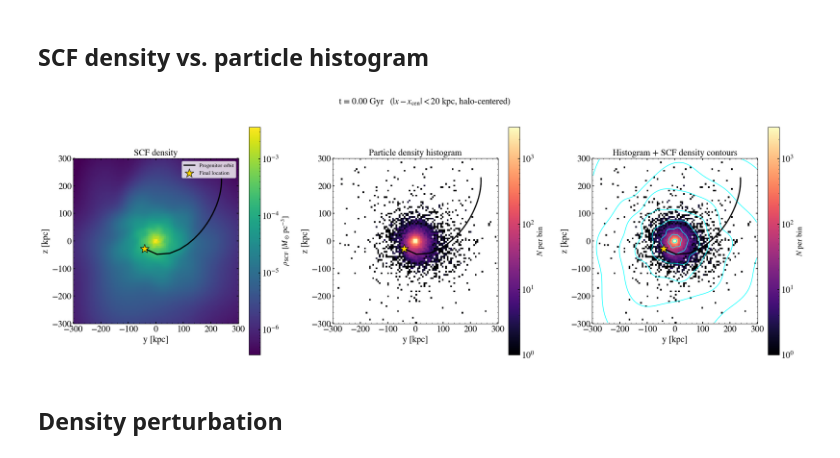
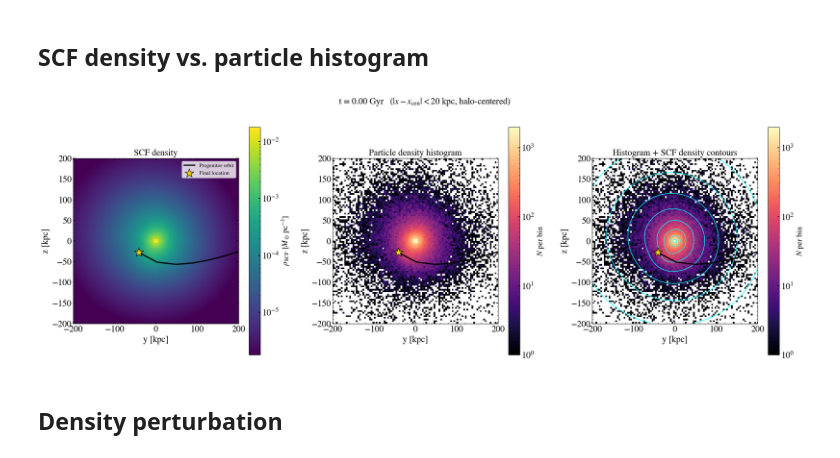
Before and after one commit to mylana-vn/onboarding-exercises, a Jupyter notebook: scf_density.ipynb, the cells around one changed output. Saved outputs shown, nothing was run; the diff lists cells and outputs as text; code cells hidden in the pictures.

```diff
--- a/scf_density.ipynb
+++ b/scf_density.ipynb
@@ -71,13 +85,8 @@ mass-weighted COM   [kpc]: [ 12.59  -0.76 -20.68]
 # %% [markdown]
 ## SCF
-# %%
-from galpy.potential import scf_compute_coeffs_nbody
-
-ro = 8.
-pos_scf = pos.T / ro   # (n_particles, 3) -> (3, n_particles)
-Acos, Asin = scf_compute_coeffs_nbody(pos_scf, N=8, L=6, mass=mass)
 # %%
 from galpy.potential import SCFPotential
 import astropy.units as u
 
-scf_halo = SCFPotential.from_nbody(pos_full, N=10, L=10, a=best_a, mass=mass, tgrid=times*u.Gyr)
+scf_halo = SCFPotential.from_nbody(pos_full*u.kpc, N=8, L=6, a=best_a*u.kpc, mass=mass*u.Msun,
+                                   tgrid=times*u.Gyr, ro=ro, vo=vo)
@@ -99,0 +113,10 @@ scf_halo.plotDensity(rmax=100 * u.kpc, zmin = -50 * u.kpc, zmax=50 * u.kpc,  phi
+# %%
+scf_halo.turn_physical_on()
+R_array = np.logspace(-2,2.,100)
+phi_array = np.linspace(0, 2*np.pi, 5)
+density_profile_base = np.array(true_halo_ini.dens(R_array,0.,t=-1.*u.Gyr,phi=0))
+plt.loglog(R_array,density_profile_base,color="k")
+for phi in phi_array:
+    density_profile = np.array(scf_halo.dens(R_array,0.,t=-1.*u.Gyr,phi=phi))
+    plt.loglog(R_array,density_profile)
+plt.show()
@@ -177,7 +192,7 @@ o_lmc_z = np.load('results/o_lmc_z_plummer.npy')
 t_final = 0.0                # snapshot the SCF (`pot`) and `center` were built from
 slice_halfwidth = 20.0       # kpc; |x_centered| < slice_halfwidth
 bins = 100
-extent = (-300, 300, -300, 300)
+extent = (-200, 200, -200, 200)
 yedges = np.linspace(extent[0], extent[1], bins + 1)
 zedges = np.linspace(extent[2], extent[3], bins + 1)
 yc = 0.5 * (yedges[:-1] + yedges[1:])
@@ -222,34 +237,34 @@ fig, axes = plt.subplots(1, 3, figsize=(22, 7.5))
 
 # Panel 1: SCF density
 im0 = axes[0].imshow(dens_pos, origin='lower', extent=extent,
                      norm=LogNorm(vmin=dmax * 1e-4, vmax=dmax), cmap='viridis')
 axes[0].set_title('SCF density', fontsize=18)
 fig.colorbar(im0, ax=axes[0], label=r'$\rho_{\rm SCF}$ [$M_\odot\,{\rm pc}^{-3}$]')
 _overlay(axes[0]); axes[0].legend(loc='upper right', fontsize=11)
 
 # Panel 2: particle density histogram
 im1 = axes[1].imshow(H.T, origin='lower', extent=extent,
                      norm=LogNorm(vmin=1, vmax=H.max()), cmap='magma')
 axes[1].set_title('Particle density histogram', fontsize=18)
 fig.colorbar(im1, ax=axes[1], label=r'$N$ per bin')
 _overlay(axes[1])
 
 # Panel 3: histogram + SCF density contours
 im2 = axes[2].imshow(H.T, origin='lower', extent=extent,
                      norm=LogNorm(vmin=1, vmax=H.max()), cmap='magma')
 axes[2].contour(yc, zc, dens_pos, levels=levels, colors='cyan', linewidths=1.2)
 axes[2].set_title('Histogram + SCF density contours', fontsize=18)
 fig.colorbar(im2, ax=axes[2], label=r'$N$ per bin')
 _overlay(axes[2])
 
 fig.suptitle(f't = {t_final:.2f} Gyr   '
              rf'($|x - x_{{\rm cen}}| < {slice_halfwidth:.0f}$ kpc, halo-centered)',
              fontsize=18, y=1.02)
 plt.tight_layout()
 #plt.savefig('02c_scf_density_yz_slice.png', dpi=200, bbox_inches='tight')
 plt.show()
 # %% [output]
-[figure, old version]
+[figure, new version]
 # %% [markdown]
 ## Density perturbation
 # %%
```
Also changed, not shown: parts of 20 cells of this notebook, 9 other files.
